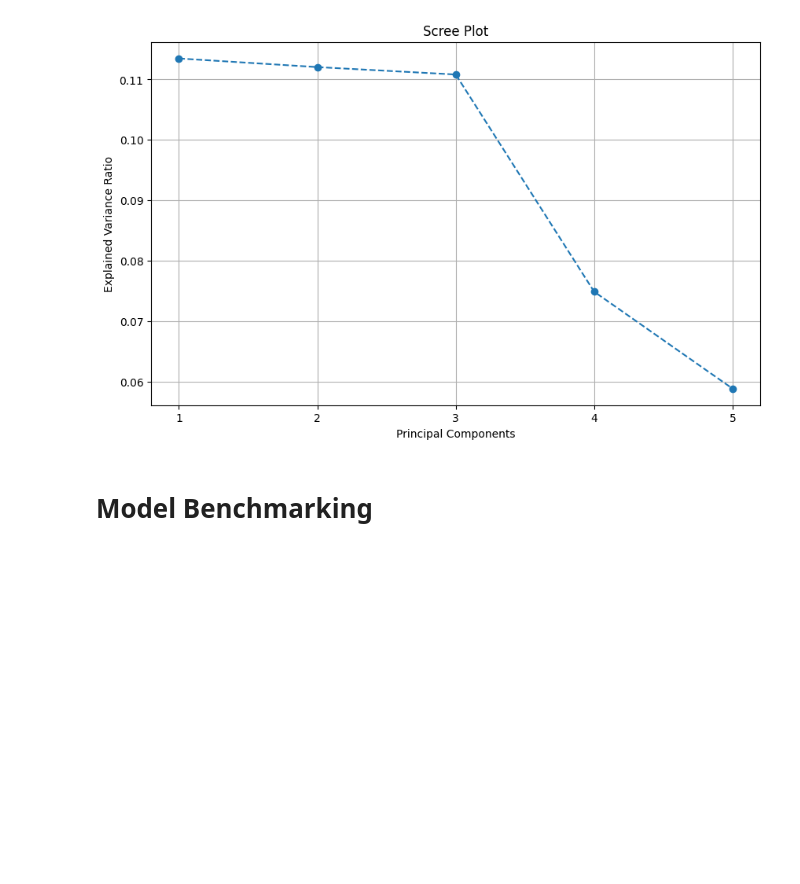
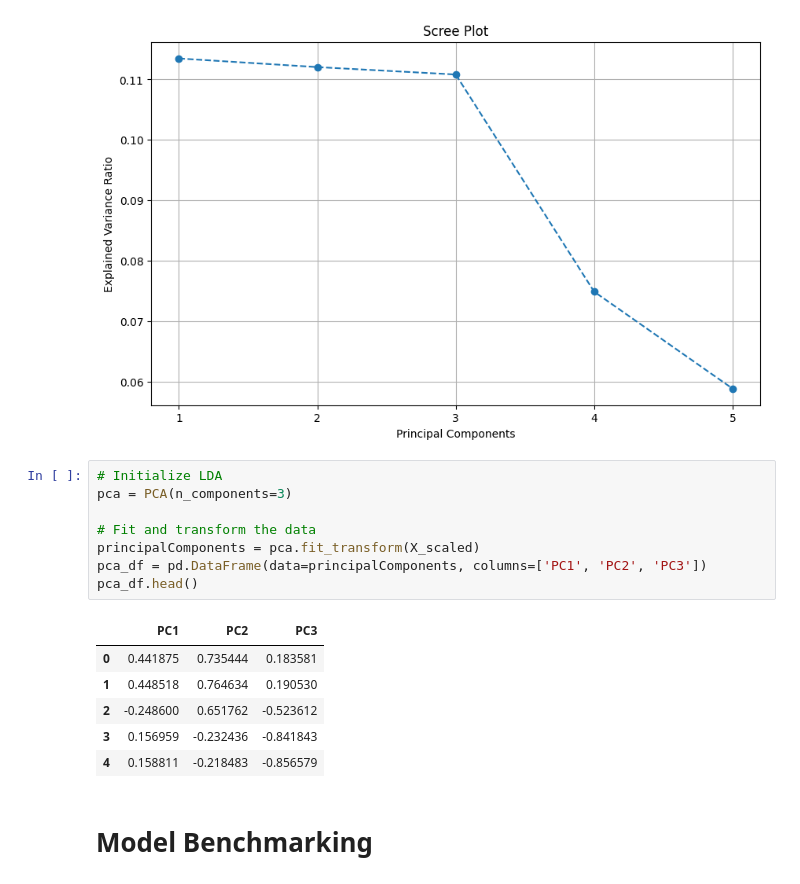
Before and after one commit to jasonmiracleg/Path-Finder, a Jupyter notebook: Jason.ipynb, the cells around one changed output. Saved outputs shown, nothing was run; the diff lists cells and outputs as text; blank space fills up the shorter version.

```diff
--- a/Jason.ipynb
+++ b/Jason.ipynb
@@ -356,6 +356,21 @@ plt.grid(True)
 plt.show()
 # %% [output]
 [figure]
+# %%
+# Initialize LDA
+pca = PCA(n_components=3)
+
+# Fit and transform the data
+principalComponents = pca.fit_transform(X_scaled)
+pca_df = pd.DataFrame(data=principalComponents, columns=['PC1', 'PC2', 'PC3'])
+pca_df.head()
+# %% [output]
+|  | PC1 | PC2 | PC3 |
+| 0 | 0.441875 | 0.735444 | 0.183581 |
+| 1 | 0.448518 | 0.764634 | 0.190530 |
+| 2 | -0.248600 | 0.651762 | -0.523612 |
+| 3 | 0.156959 | -0.232436 | -0.841843 |
+| 4 | 0.158811 | -0.218483 | -0.856579 |
 # %% [markdown]
 # Model Benchmarking
 # %% [markdown]
```
Also changed, not shown: parts of 5 cells of this notebook.
